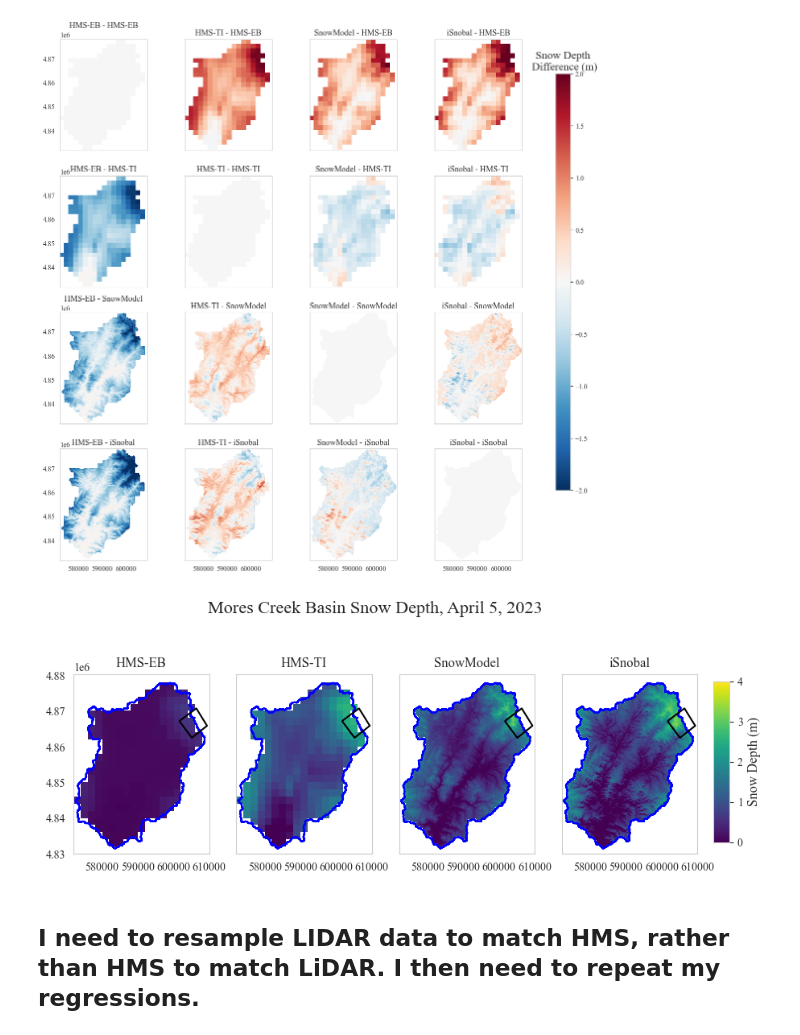
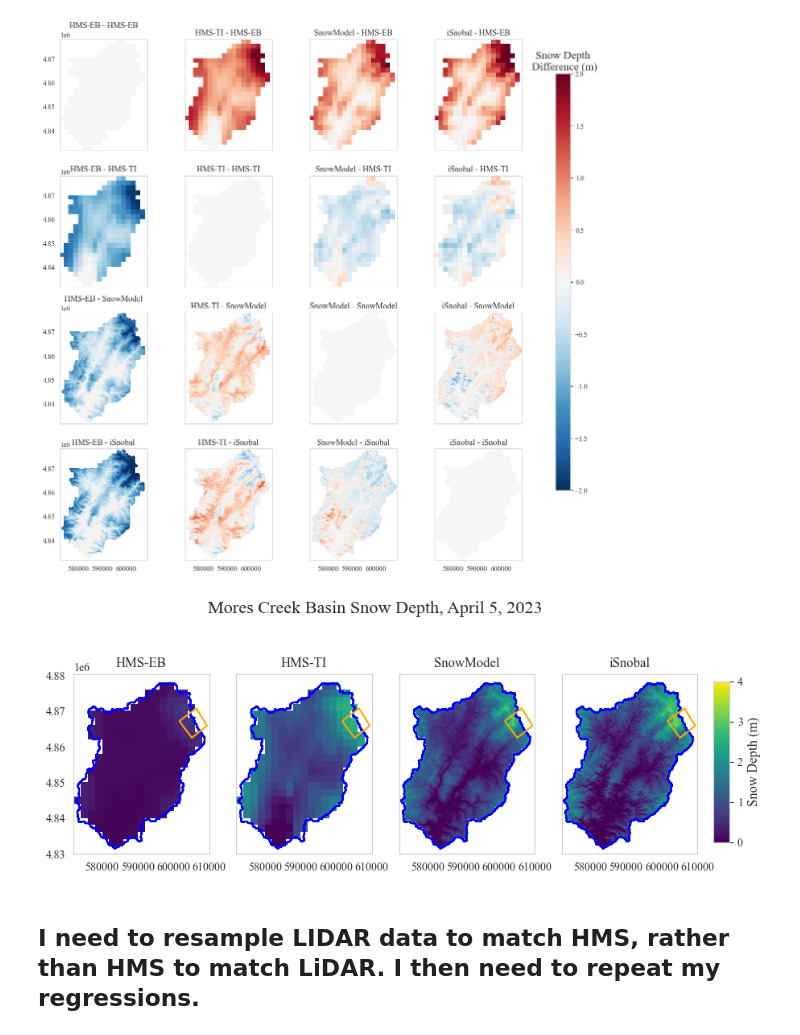
Before and after one commit to naniciafone/SIRO, a Jupyter notebook: notebooks/analysis.ipynb, the cells around one changed output. Saved outputs shown, nothing was run; the diff lists cells and outputs as text; code cells hidden in the pictures.

```diff
--- a/notebooks/analysis.ipynb
+++ b/notebooks/analysis.ipynb
@@ -892,36 +892,36 @@ for i, (model, raster) in enumerate(raster_list.items()):
     axes[i].grid(False)
     basin_shp.plot(ax=axes[i], facecolor='none', edgecolor='blue', linewidth=1.5)
 
-    mcs_shp.plot(ax=axes[i], facecolor='none', edgecolor='black', linewidth=1.5)
+    mcs_shp.plot(ax=axes[i], facecolor='none', edgecolor='orange', linewidth=1.5)
 
 
 # Add colorbar
 
 #fig.colorbar(im, ax=axes, orientation="vertical", fraction=0.02, extend="max", label="Snow Depth")
 
 # --- 5. Add a single, shared colorbar ---
 #fig.tight_layout(rect=[0, 0, 0.9, 0.95]) # Adjust layout to make space
 
 # Add axes for the colorbar [left, bottom, width, height]
 cbar_ax = fig.add_axes([0.92, 0.3, 0.02, 0.4])
 #cbar_ax = fig.add_axes([0.25, 0.15, 0.5, 0.03])
 
 cbar = fig.colorbar(im, cax=cbar_ax)#, orientation='horizontal')
 cbar.set_label('Snow Depth (m)', fontsize=12)
 
 fig.suptitle(f"Mores Creek Basin Snow Depth, April 5, 2023", fontsize=16,  y=0.90)
 
 # fig.subplots_adjust(
 #     wspace=0.05,
 #     hspace=0.0,
 #     right=0.88
 #     #top=0.90
 # )
 
 plt.savefig("C:/Users/RDCRLSMC/Desktop/SIRO/docs/figs/fulls_models_onerow_v2.png", dpi=600)
 plt.show()
 # %% [output]
-[figure, old version]
+[figure, new version]
 # %% [markdown]
 ## I need to resample LIDAR data to match HMS, rather than HMS to match LiDAR. I then need to repeat my regressions.
 # %%
```
Also changed, not shown: parts of 9 cells of this notebook, 4 other files.
